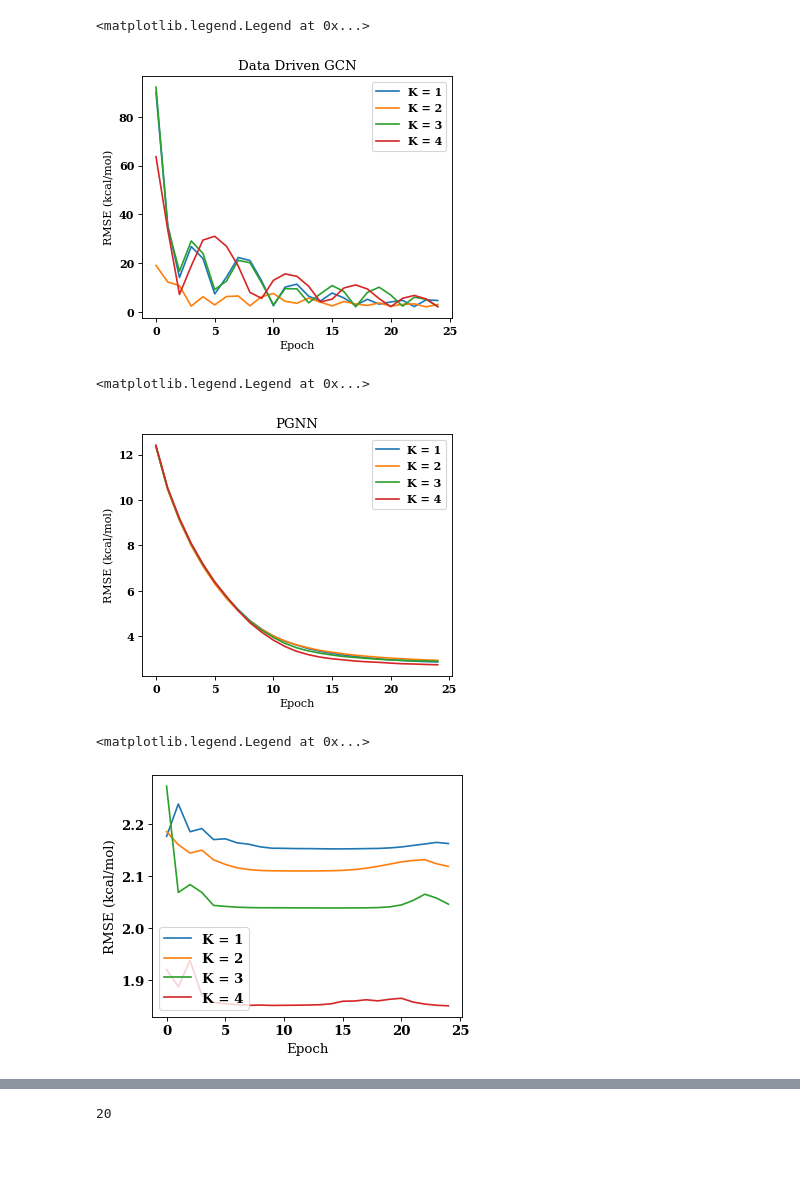
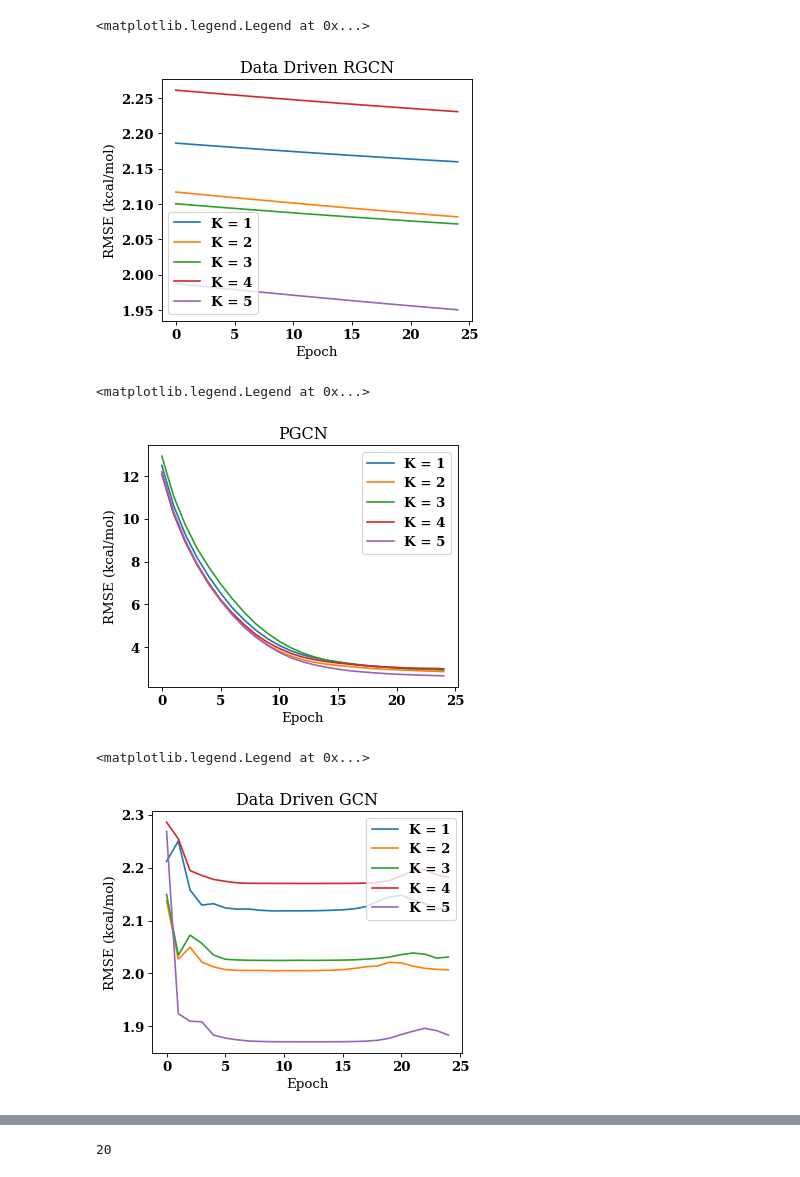
Before and after one commit to aicam/GBNN, a Jupyter notebook: Notebooks/Entropy/JCIM_result_eval.ipynb, the cells around one changed output, grey strips where cells are left out. Drawn from its saved outputs; the diff is of its cells as text; code cells hidden in the pictures.

```diff
--- a/Notebooks/Entropy/JCIM_result_eval.ipynb
+++ b/Notebooks/Entropy/JCIM_result_eval.ipynb
@@ -17,15 +16,16 @@ matplotlib.rc('font', **font)
 /home/ali/GBNN/PGGCN
 # %%
-PGCN_PG_hists = pickle.load(open('PGCN_K5_fold_hists.pkl', 'rb'))
-PGCN_PG_loss = np.array(pickle.load(open('PGCN_K5_fold_test.pkl', 'rb')))
-PGCN_DD_hists = pickle.load(open('PGCN_DD_K_fold_hists.pkl', 'rb'))
-PGCN_DD_loss = np.array(pickle.load(open('PGCN_DD_K_fold_test.pkl', 'rb')))
+K = 5
+PGCN_PG_hists = pickle.load(open('PGCN_PG_K5_fold_hists.pkl', 'rb'))
+PGCN_PG_loss = np.array(pickle.load(open('PGCN_PG_K5_fold_test.pkl', 'rb')))
+PGCN_DD_hists = pickle.load(open('PGCN_DD_K5_fold_hists.pkl', 'rb'))
+PGCN_DD_loss = np.array(pickle.load(open('PGCN_DD_K5_fold_test.pkl', 'rb')))
 PGCN_PG_single = pickle.load(open('PGCN_PG_single.pkl', 'rb'))
 PGCN_DD_single = pickle.load(open('PGCN_DD_single.pkl', 'rb'))
 PGNN_PG_hists = pickle.load(open('PGNN_PG_K5_hists.pkl', 'rb'))
 PGNN_PG_loss = np.array(pickle.load(open('PGNN_PG_K5_loss.pkl', 'rb')))
-PGNN_DD_hists = pickle.load(open('PGNN_DD_hists.pkl', 'rb'))
-PGNN_DD_loss = np.array(pickle.load(open('PGNN_DD_loss.pkl', 'rb')))
+PGNN_DD_hists = pickle.load(open('PGNN_DD_K5_hists.pkl', 'rb'))
+PGNN_DD_loss = np.array(pickle.load(open('PGNN_DD_K5_loss.pkl', 'rb')))
 PGNN_PG_single = pickle.load(open('PGNN_PG_single.pkl', 'rb'))
 PGNN_DD_single = pickle.load(open('PGNN_DD_single.pkl', 'rb'))
 Alles_hists = pickle.load(open('Alles_hists.pkl', 'rb'))
@@ -36,10 +34,10 @@ FileNotFoundError: [Errno 2] No such file or directory: 'PGCN_K5_fold_test.pkl'
 # %%
 figure(figsize=(5, 4), dpi=80)
-for i in range(4):
+for i in range(K):
     plt.plot(PGCN_PG_hists[i][:25], label='K = %d' % (i + 1))
 plt.xlabel('Epoch')
 plt.ylabel('RMSE (kcal/mol)')
-plt.title('PGCN')
+plt.title('PRGCN')
 plt.legend()
 # %% [output]
 <matplotlib.legend.Legend at 0x...>
@@ -47,36 +45,36 @@ plt.legend()
 # %%
 figure(figsize=(5, 4), dpi=80)
-for i in range(4):
+for i in range(K):
     plt.plot(PGCN_DD_hists[i][:25], label='K = %d' % (i + 1))
 plt.xlabel('Epoch')
 plt.ylabel('RMSE (kcal/mol)')
-plt.title('Data Driven GCN')
+plt.title('Data Driven RGCN')
 plt.legend()
 # %% [output]
 <matplotlib.legend.Legend at 0x...>
-[figure, old version]
+[figure, new version]
 # %%
 figure(figsize=(5, 4), dpi=80)
-for i in range(4):
+for i in range(K):
     plt.plot(PGNN_PG_hists[i][:25], label='K = %d' % (i + 1))
 plt.xlabel('Epoch')
 plt.ylabel('RMSE (kcal/mol)')
-plt.title('PGNN')
+plt.title('PGCN')
 plt.legend()
 # %% [output]
 <matplotlib.legend.Legend at 0x...>
-[figure, old version]
+[figure, new version]
 # %%
 figure(figsize=(5, 4), dpi=80)
-for i in range(4):
+for i in range(K):
     plt.plot(PGNN_DD_hists[i][:25], label='K = %d' % (i + 1))
 plt.xlabel('Epoch')
 plt.ylabel('RMSE (kcal/mol)')
-plt.title('Data Driven NN')
+plt.title('Data Driven GCN')
 plt.legend()
 # %% [output]
 <matplotlib.legend.Legend at 0x...>
-[figure, old version]
+[figure, new version]
 # %%
 figure(figsize=(5, 4), dpi=80)
 for i in range(4):
```
Also changed, not shown: parts of 15 cells of this notebook, 2 other files.
